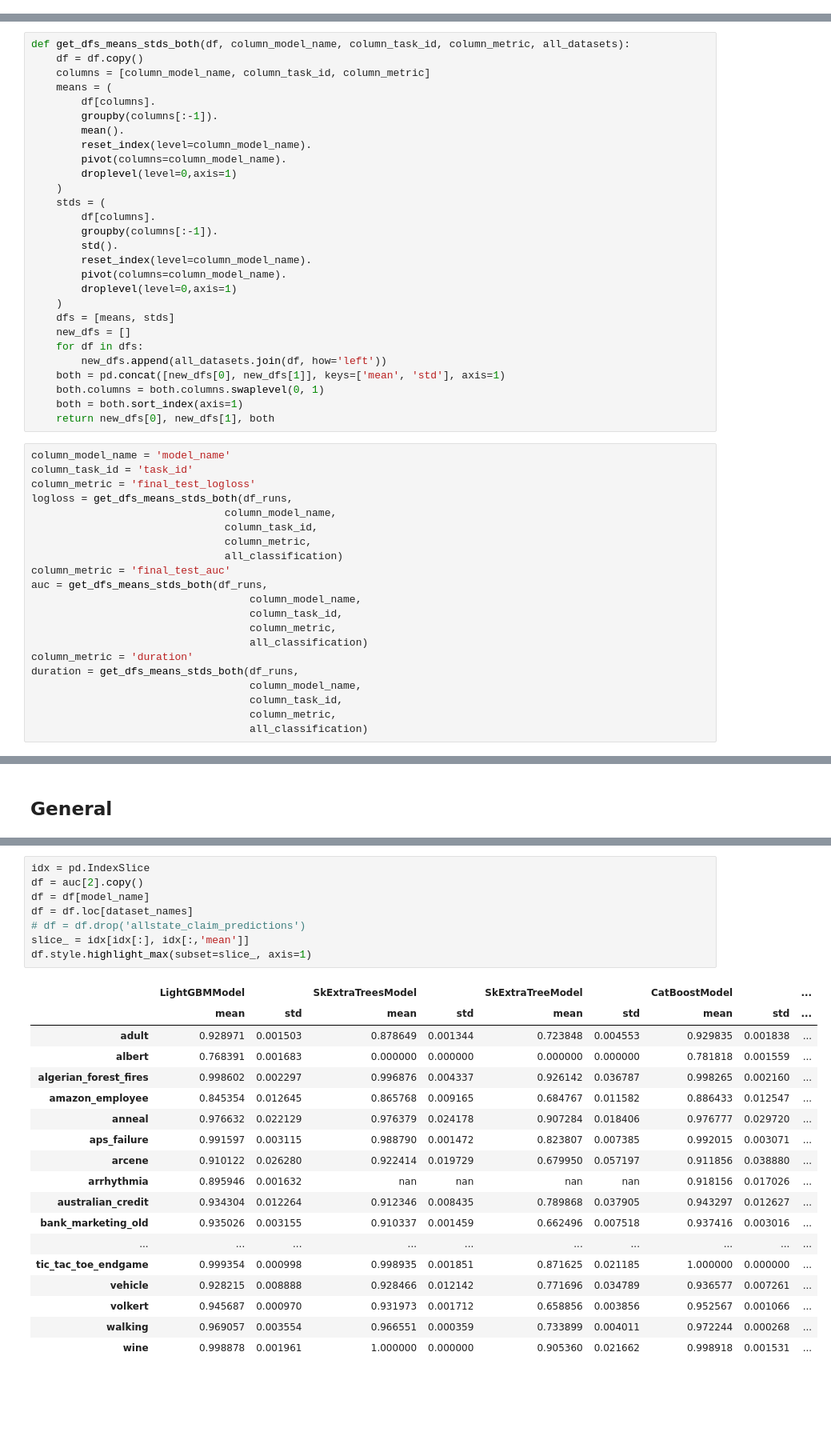
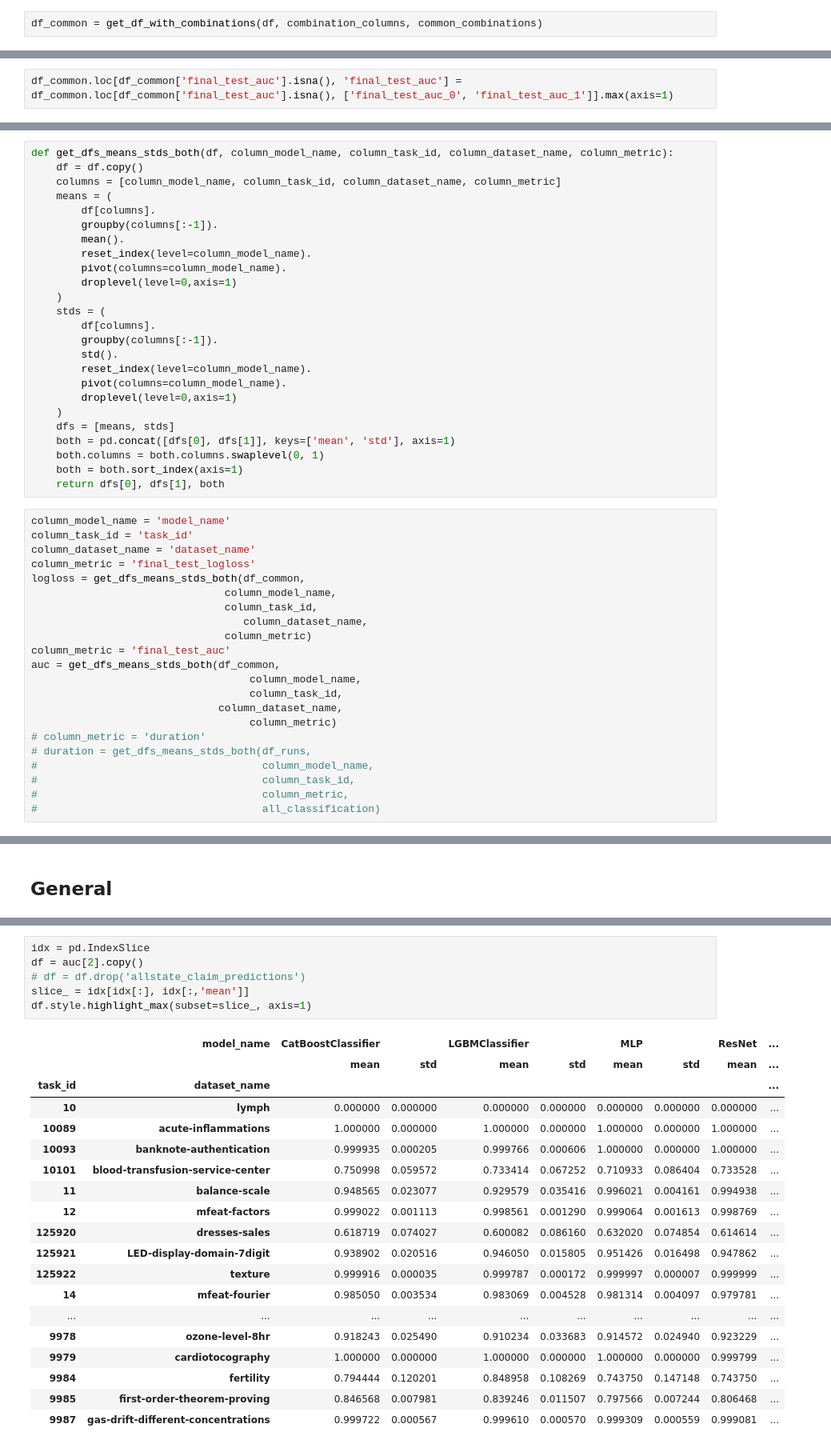
Before and after one commit to BrunoBelucci/tab_benchmark, a Jupyter notebook: run_scripts/analyze_runs_classification_sql.ipynb, the cells around one changed output, grey strips where cells are left out. Shown at 80% size. Saved outputs shown, nothing was run; the diff lists cells and outputs as text; blank space fills up the shorter version.

```diff
--- a/run_scripts/analyze_runs_classification_sql.ipynb
+++ b/run_scripts/analyze_runs_classification_sql.ipynb
@@ -254,0 +304,2 @@ Name: indexes, dtype: object
+# %%
+df_common = get_df_with_combinations(df, combination_columns, common_combinations)
@@ -254,0 +329,2 @@ Name: indexes, dtype: object
+# %%
+df_common.loc[df_common['final_test_auc'].isna(), 'final_test_auc'] = df_common.loc[df_common['final_test_auc'].isna(), ['final_test_auc_0', 'final_test_auc_1']].max(axis=1)
@@ -255,7 +337,7 @@ Name: indexes, dtype: object
 # %%
-def get_dfs_means_stds_both(df, column_model_name, column_task_id, column_metric, all_datasets):
+def get_dfs_means_stds_both(df, column_model_name, column_task_id, column_dataset_name, column_metric):
     df = df.copy()
-    columns = [column_model_name, column_task_id, column_metric]
+    columns = [column_model_name, column_task_id, column_dataset_name, column_metric]
     means = (
         df[columns].
         groupby(columns[:-1]).
@@ -273,32 +355,30 @@ def get_dfs_means_stds_both(df, column_model_name, column_task_id, column_metric
         droplevel(level=0,axis=1)
     )
     dfs = [means, stds]
-    new_dfs = []
-    for df in dfs:
-        new_dfs.append(all_datasets.join(df, how='left'))
-    both = pd.concat([new_dfs[0], new_dfs[1]], keys=['mean', 'std'], axis=1)
+    both = pd.concat([dfs[0], dfs[1]], keys=['mean', 'std'], axis=1)
     both.columns = both.columns.swaplevel(0, 1)
     both = both.sort_index(axis=1)
-    return new_dfs[0], new_dfs[1], both
+    return dfs[0], dfs[1], both
 # %%
 column_model_name = 'model_name'
 column_task_id = 'task_id'
+column_dataset_name = 'dataset_name'
 column_metric = 'final_test_logloss'
-logloss = get_dfs_means_stds_both(df_runs,
+logloss = get_dfs_means_stds_both(df_common,
                                column_model_name,
                                column_task_id,
-                               column_metric,
-                               all_classification)
+                                  column_dataset_name,
+                               column_metric)
 column_metric = 'final_test_auc'
-auc = get_dfs_means_stds_both(df_runs,
+auc = get_dfs_means_stds_both(df_common,
                                    column_model_name,
                                    column_task_id,
-                                   column_metric,
-                                   all_classification)
-column_metric = 'duration'
-duration = get_dfs_means_stds_both(df_runs,
-                                   column_model_name,
-                                   column_task_id,
-                                   column_metric,
-                                   all_classification)
+                              column_dataset_name,
+                                   column_metric)
+# column_metric = 'duration'
+# duration = get_dfs_means_stds_both(df_runs,
+#                                    column_model_name,
+#                                    column_task_id,
+#                                    column_metric,
+#                                    all_classification)
 # %%
@@ -341,30 +432,29 @@ df.style.highlight_min(subset=slice_, axis=1)
 # %%
 idx = pd.IndexSlice
 df = auc[2].copy()
-df = df[model_name]
-df = df.loc[dataset_names]
 # df = df.drop('allstate_claim_predictions')
 slice_ = idx[idx[:], idx[:,'mean']]
 df.style.highlight_max(subset=slice_, axis=1)
 # %% [output]
-|  | LightGBMModel |  | SkExtraTreesModel |  | SkExtraTreeModel |  | CatBoostModel |  | ... |
-|  | mean | std | mean | std | mean | std | mean | std | ... |
-| adult | 0.928971 | 0.001503 | 0.878649 | 0.001344 | 0.723848 | 0.004553 | 0.929835 | 0.001838 | ... |
-| albert | 0.768391 | 0.001683 | 0.000000 | 0.000000 | 0.000000 | 0.000000 | 0.781818 | 0.001559 | ... |
-| algerian_forest_fires | 0.998602 | 0.002297 | 0.996876 | 0.004337 | 0.926142 | 0.036787 | 0.998265 | 0.002160 | ... |
-| amazon_employee | 0.845354 | 0.012645 | 0.865768 | 0.009165 | 0.684767 | 0.011582 | 0.886433 | 0.012547 | ... |
-| anneal | 0.976632 | 0.022129 | 0.976379 | 0.024178 | 0.907284 | 0.018406 | 0.976777 | 0.029720 | ... |
-| aps_failure | 0.991597 | 0.003115 | 0.988790 | 0.001472 | 0.823807 | 0.007385 | 0.992015 | 0.003071 | ... |
-| arcene | 0.910122 | 0.026280 | 0.922414 | 0.019729 | 0.679950 | 0.057197 | 0.911856 | 0.038880 | ... |
-| arrhythmia | 0.895946 | 0.001632 | nan | nan | nan | nan | 0.918156 | 0.017026 | ... |
-| australian_credit | 0.934304 | 0.012264 | 0.912346 | 0.008435 | 0.789868 | 0.037905 | 0.943297 | 0.012627 | ... |
-| bank_marketing_old | 0.935026 | 0.003155 | 0.910337 | 0.001459 | 0.662496 | 0.007518 | 0.937416 | 0.003016 | ... |
+|  | model_name | CatBoostClassifier |  | LGBMClassifier |  | MLP |  | ResNet | ... |
+|  |  | mean | std | mean | std | mean | std | mean | ... |
+| task_id | dataset_name |  |  |  |  |  |  |  | ... |
+| 10 | lymph | 0.000000 | 0.000000 | 0.000000 | 0.000000 | 0.000000 | 0.000000 | 0.000000 | ... |
+| 10089 | acute-inflammations | 1.000000 | 0.000000 | 1.000000 | 0.000000 | 1.000000 | 0.000000 | 1.000000 | ... |
+| 10093 | banknote-authentication | 0.999935 | 0.000205 | 0.999766 | 0.000606 | 1.000000 | 0.000000 | 1.000000 | ... |
+| 10101 | blood-transfusion-service-center | 0.750998 | 0.059572 | 0.733414 | 0.067252 | 0.710933 | 0.086404 | 0.733528 | ... |
+| 11 | balance-scale | 0.948565 | 0.023077 | 0.929579 | 0.035416 | 0.996021 | 0.004161 | 0.994938 | ... |
+| 12 | mfeat-factors | 0.999022 | 0.001113 | 0.998561 | 0.001290 | 0.999064 | 0.001613 | 0.998769 | ... |
+| 125920 | dresses-sales | 0.618719 | 0.074027 | 0.600082 | 0.086160 | 0.632020 | 0.074854 | 0.614614 | ... |
+| 125921 | LED-display-domain-7digit | 0.938902 | 0.020516 | 0.946050 | 0.015805 | 0.951426 | 0.016498 | 0.947862 | ... |
+| 125922 | texture | 0.999916 | 0.000035 | 0.999787 | 0.000172 | 0.999997 | 0.000007 | 0.999999 | ... |
+| 14 | mfeat-fourier | 0.985050 | 0.003534 | 0.983069 | 0.004528 | 0.981314 | 0.004097 | 0.979781 | ... |
 | ... | ... | ... | ... | ... | ... | ... | ... | ... | ... |
-| tic_tac_toe_endgame | 0.999354 | 0.000998 | 0.998935 | 0.001851 | 0.871625 | 0.021185 | 1.000000 | 0.000000 | ... |
-| vehicle | 0.928215 | 0.008888 | 0.928466 | 0.012142 | 0.771696 | 0.034789 | 0.936577 | 0.007261 | ... |
-| volkert | 0.945687 | 0.000970 | 0.931973 | 0.001712 | 0.658856 | 0.003856 | 0.952567 | 0.001066 | ... |
-| walking | 0.969057 | 0.003554 | 0.966551 | 0.000359 | 0.733899 | 0.004011 | 0.972244 | 0.000268 | ... |
-| wine | 0.998878 | 0.001961 | 1.000000 | 0.000000 | 0.905360 | 0.021662 | 0.998918 | 0.001531 | ... |
+| 9978 | ozone-level-8hr | 0.918243 | 0.025490 | 0.910234 | 0.033683 | 0.914572 | 0.024940 | 0.923229 | ... |
+| 9979 | cardiotocography | 1.000000 | 0.000000 | 1.000000 | 0.000000 | 1.000000 | 0.000000 | 0.999799 | ... |
+| 9984 | fertility | 0.794444 | 0.120201 | 0.848958 | 0.108269 | 0.743750 | 0.147148 | 0.743750 | ... |
+| 9985 | first-order-theorem-proving | 0.846568 | 0.007981 | 0.839246 | 0.011507 | 0.797566 | 0.007244 | 0.806468 | ... |
+| 9987 | gas-drift-different-concentrations | 0.999722 | 0.000567 | 0.999610 | 0.000570 | 0.999309 | 0.000559 | 0.999081 | ... |
 # %%
 def friedman_nemenyi_test(df, model_column, block_column, metric_column, ascending_rank=False, alpha=0.95):
     df = df.copy()
```
Also changed, not shown: parts of 35 cells of this notebook.
